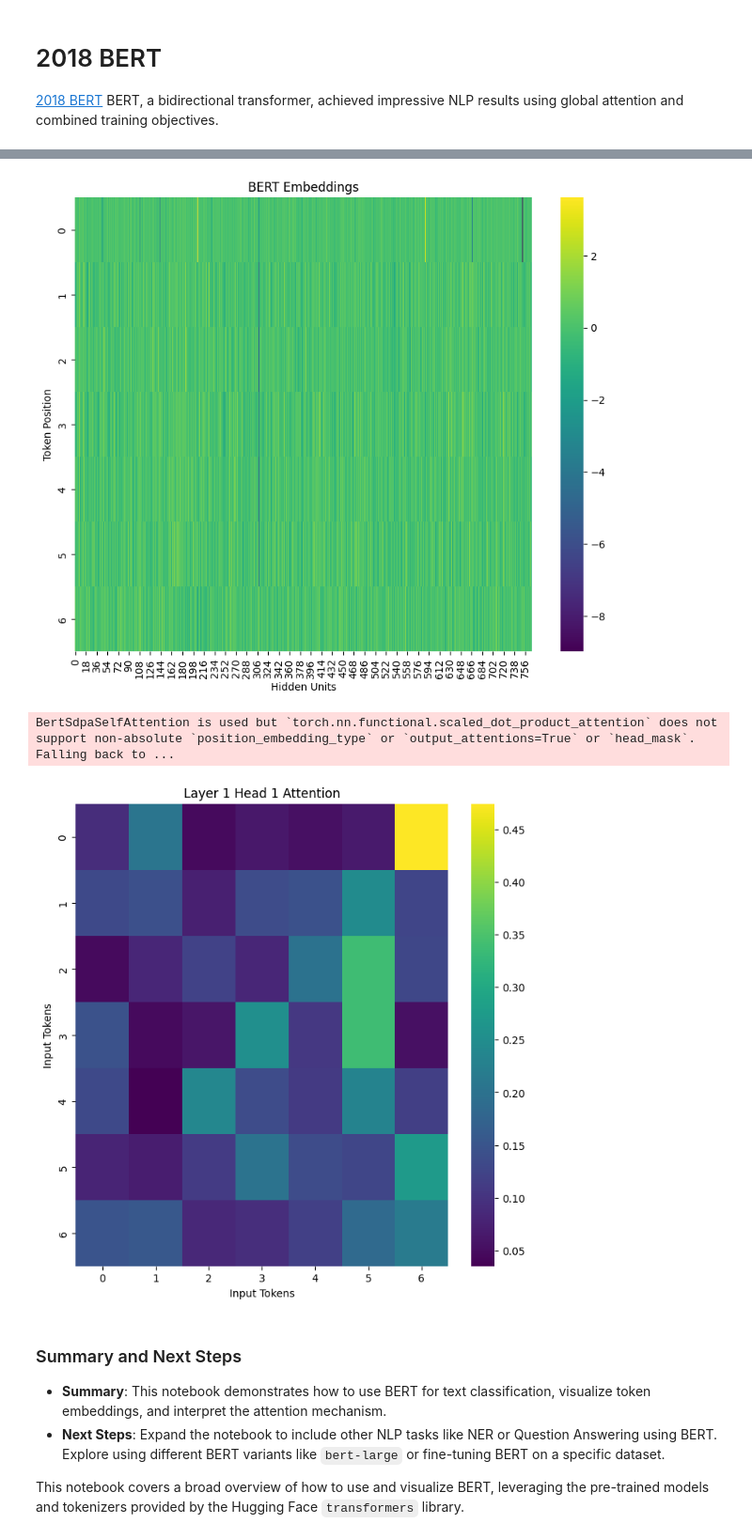
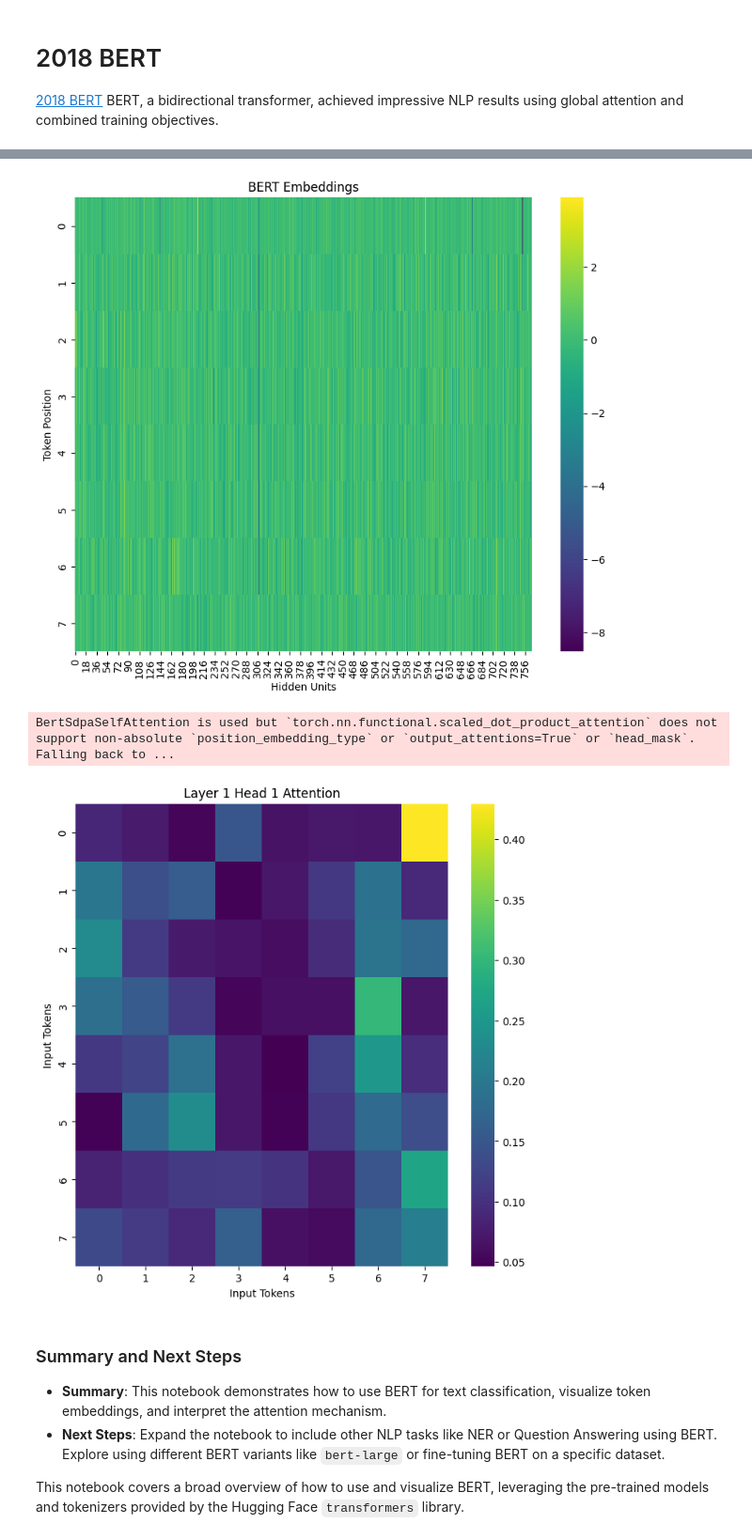
Before and after one commit to Wildertrek/AA-LLM-Course, a Jupyter notebook: Notebooks/LM-Notebooks/2018-BERT.ipynb, the cells around one changed output, grey strips where cells are left out. Shown at 94% size. Cells and saved outputs as stored; diff of their text form; code cells hidden in the pictures.

```diff
--- a/Notebooks/LM-Notebooks/2018-BERT.ipynb
+++ b/Notebooks/LM-Notebooks/2018-BERT.ipynb
@@ -49,7 +226,7 @@ model = BertForSequenceClassification.from_pretrained('bert-base-uncased')
 #### Text Classification Example
 
 # Define input text for classification
-input_text = "The movie was fantastic!"
+input_text = "I love this red car!"
 
 # Tokenize input text and get token IDs
 inputs = tokenizer(input_text, return_tensors='pt')
@@ -122,6 +299,6 @@ Probabilities: tensor([[0.5312, 0.4688]])
-[figure, old version]
+[figure, new version]
 BertSdpaSelfAttention is used but `torch.nn.functional.scaled_dot_product_attention` does not support non-absolute `position_embedding_type` or `output_attentions=True` or `head_mask`. Falling back to ...
-[figure, old version]
+[figure, new version]
 # %% [markdown]
 ### Summary and Next Steps
 
```
Also changed, not shown: parts of 10 cells of this notebook, 1 other file.
